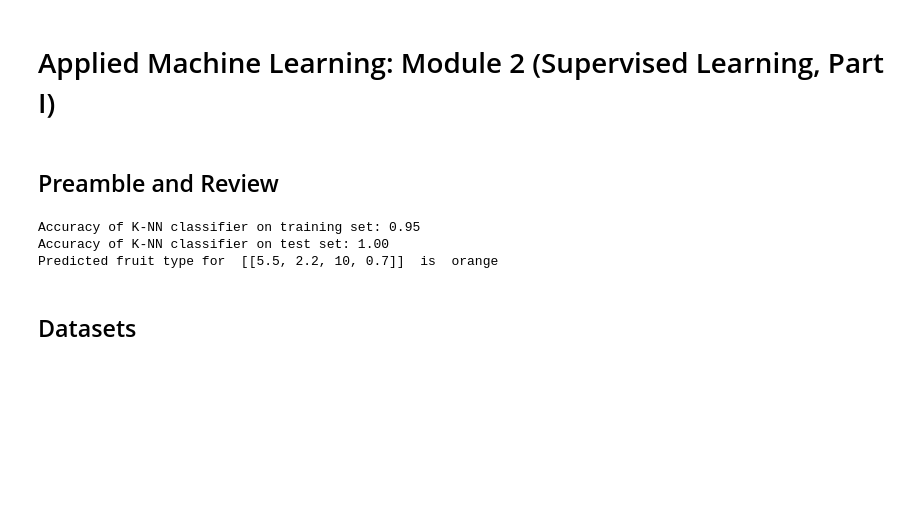
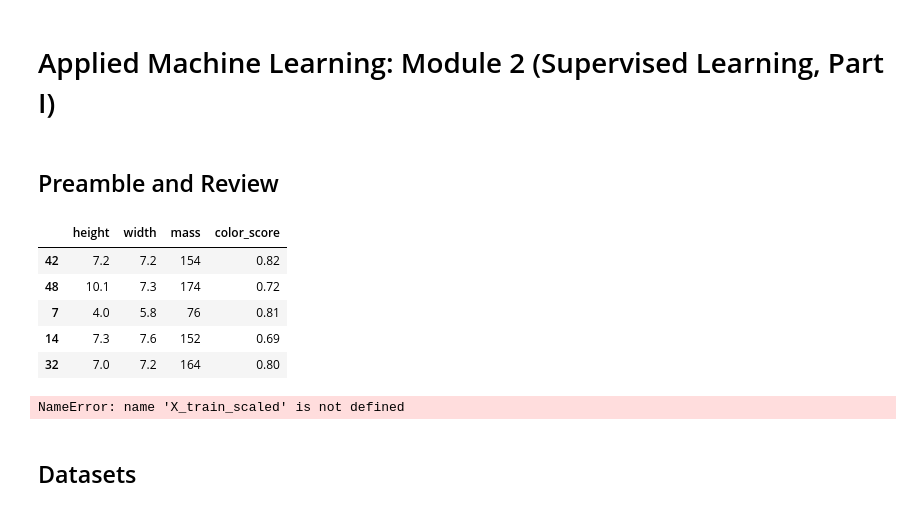
Before and after one commit to vectormars/Applied-Data-Science-with-Python, a Jupyter notebook: Course 3. Applied Machine Learning in Python/Week 2. Supervised Machine Learning/Module+2.ipynb, the cells around one changed output. Drawn from its saved outputs; the diff is of its cells as text; code cells hidden in the pictures; blank space fills up the shorter version.

```diff
--- a/Course 3. Applied Machine Learning in Python/Week 2. Supervised Machine Learning/Module+2.ipynb
+++ b/Course 3. Applied Machine Learning in Python/Week 2. Supervised Machine Learning/Module+2.ipynb
@@ -32,24 +32,25 @@ X_fruits_2d = fruits[['height', 'width']]
 y_fruits_2d = fruits['fruit_label']
 
 X_train, X_test, y_train, y_test = train_test_split(X_fruits, y_fruits, random_state=0)
-
-from sklearn.preprocessing import MinMaxScaler
-scaler = MinMaxScaler()
-X_train_scaled = scaler.fit_transform(X_train)
-# we must apply the scaling to the test set that we computed for the training set
-X_test_scaled = scaler.transform(X_test)
-
-knn = KNeighborsClassifier(n_neighbors = 5)
-knn.fit(X_train_scaled, y_train)
-print('Accuracy of K-NN classifier on training set: {:.2f}'
-     .format(knn.score(X_train_scaled, y_train)))
-print('Accuracy of K-NN classifier on test set: {:.2f}'
-     .format(knn.score(X_test_scaled, y_test)))
-
-example_fruit = [[5.5, 2.2, 10, 0.70]]
-print('Predicted fruit type for ', example_fruit, ' is ',
-      target_names_fruits[knn.predict(example_fruit)[0]-1])
-# %% [output]
-Accuracy of K-NN classifier on training set: 0.95
-Accuracy of K-NN classifier on test set: 1.00
-Predicted fruit type for  [[5.5, 2.2, 10, 0.7]]  is  orange
+# %%
+X_train.head()
+# %% [output]
+|  | height | width | mass | color_score |
+| 42 | 7.2 | 7.2 | 154 | 0.82 |
+| 48 | 10.1 | 7.3 | 174 | 0.72 |
+| 7 | 4.0 | 5.8 | 76 | 0.81 |
+| 14 | 7.3 | 7.6 | 152 | 0.69 |
+| 32 | 7.0 | 7.2 | 164 | 0.80 |
+# %%
+knn = KNeighborsClassifier(n_neighbors = 5)
+knn.fit(X_train_scaled, y_train)
+print('Accuracy of K-NN classifier on training set: {:.2f}'
+     .format(knn.score(X_train, y_train)))
+print('Accuracy of K-NN classifier on test set: {:.2f}'
+     .format(knn.score(X_test, y_test)))
+
+example_fruit = [[5.5, 2.2, 10, 0.70]]
+print('Predicted fruit type for ', example_fruit, ' is ',
+      target_names_fruits[knn.predict(example_fruit)[0]-1])
+# %% [output]
+NameError: name 'X_train_scaled' is not defined
```
Also changed, not shown: parts of 7 cells of this notebook.
